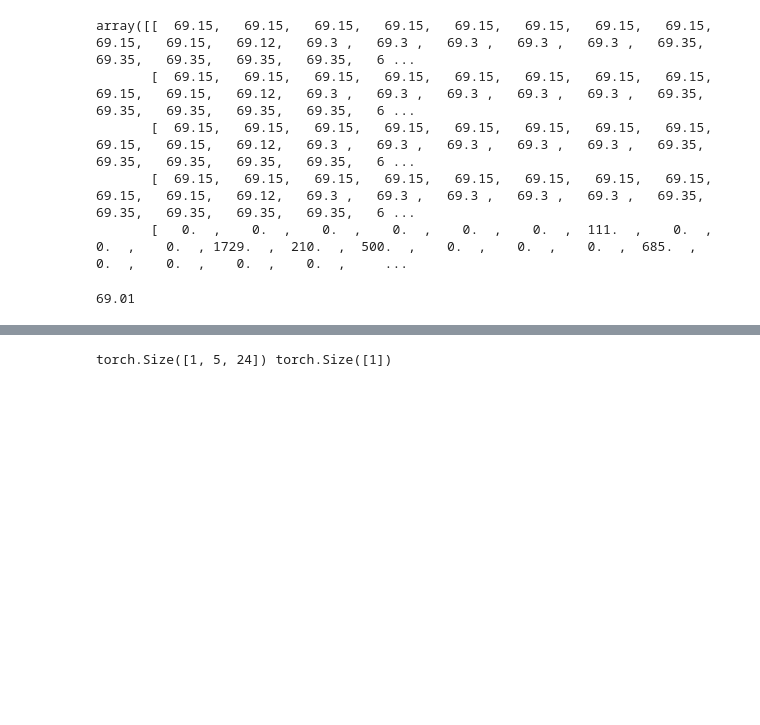
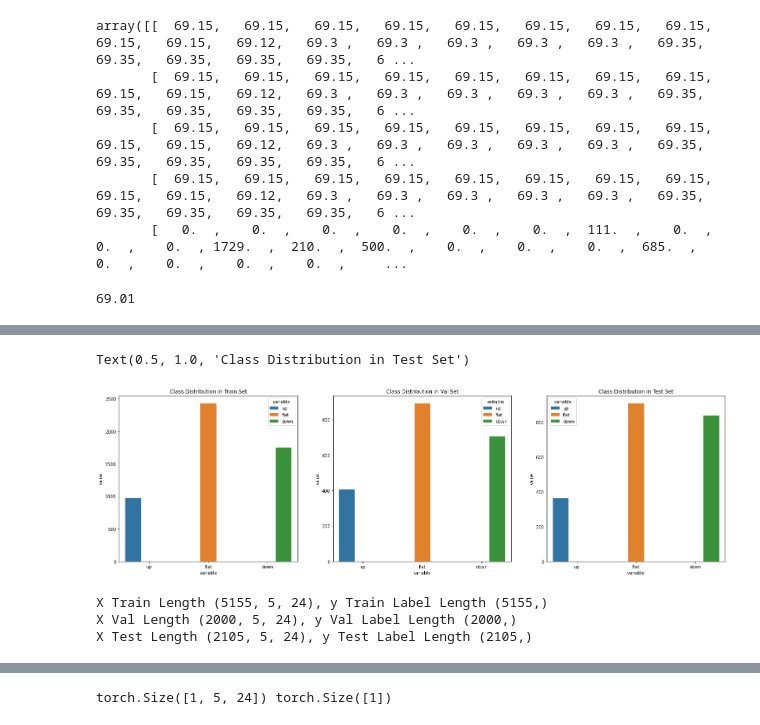
Before and after one commit to Cloblak/aipi540_deeplearning, a Jupyter notebook: 1D_CNN_Attempts/1D_CNN.ipynb, the cells around one changed output, grey strips where cells are left out. Saved outputs shown, nothing was run; the diff lists cells and outputs as text; code cells hidden in the pictures; blank space fills up the shorter version.

```diff
--- a/1D_CNN_Attempts/1D_CNN.ipynb
+++ b/1D_CNN_Attempts/1D_CNN.ipynb
@@ -367,7 +367,7 @@ X_train[0][3][-1]
 # create target from OHLC and Volume Data
 def buildTargets(obs_array,
                  alph = .55,
-                 volity_int = 10):
+                 volity_int = 8):
 
   """
   This function will take a complete set of train, val, and test
@@ -403,7 +403,8 @@ def buildTargets(obs_array,
 
   return targets
 # %%
-y_train = buildTargets(X_train)
-y_val = buildTargets(X_val)
-y_test = buildTargets(X_test)
+volity_val = 2
+y_train = buildTargets(X_train, volity_int = volity_val)
+y_val = buildTargets(X_val, volity_int = volity_val)
+y_test = buildTargets(X_test, volity_int = volity_val)
 # %%
@@ -416,0 +426,30 @@ X Test Length 2090, y Test Label Length (2090,)
+# %%
+def get_class_distribution(obj):
+    count_dict = {
+        "up": 0,
+        "flat": 0,
+        "down": 0,
+    }
+
+    for i in obj:
+        if i == 1:
+            count_dict['up'] += 1
+        elif i == 0:
+            count_dict['down'] += 1
+        elif i == 2:
+            count_dict['flat'] += 1
+        else:
+            print("Check classes.")
+
+    return count_dict
+# %%
+fig, axes = plt.subplots(nrows=1, ncols=3, figsize=(25,7))
+# Train
+sns.barplot(data = pd.DataFrame.from_dict([get_class_distribution(y_train)]).melt(), x = "variable", y="value", hue="variable",  ax=axes[0]).set_title('Class Distribution in Train Set')
+# Validation
+sns.barplot(data = pd.DataFrame.from_dict([get_class_distribution(y_val)]).melt(), x = "variable", y="value", hue="variable",  ax=axes[1]).set_title('Class Distribution in Val Set')
+# Test
+sns.barplot(data = pd.DataFrame.from_dict([get_class_distribution(y_test)]).melt(), x = "variable", y="value", hue="variable",  ax=axes[2]).set_title('Class Distribution in Test Set')
+# %% [output]
+Text(0.5, 1.0, 'Class Distribution in Test Set')
+[figure, added]
@@ -416,0 +473,8 @@ X Test Length 2090, y Test Label Length (2090,)
+# %%
+print(f'X Train Length {X_train.shape}, y Train Label Length {y_train.shape}')
+print(f'X Val Length {X_val.shape}, y Val Label Length {y_val.shape}')
+print(f'X Test Length {X_test.shape}, y Test Label Length {y_test.shape}')
+# %% [output]
+X Train Length (5155, 5, 24), y Train Label Length (5155,)
+X Val Length (2000, 5, 24), y Val Label Length (2000,)
+X Test Length (2105, 5, 24), y Test Label Length (2105,)
```
Also changed, not shown: parts of 31 cells of this notebook.
